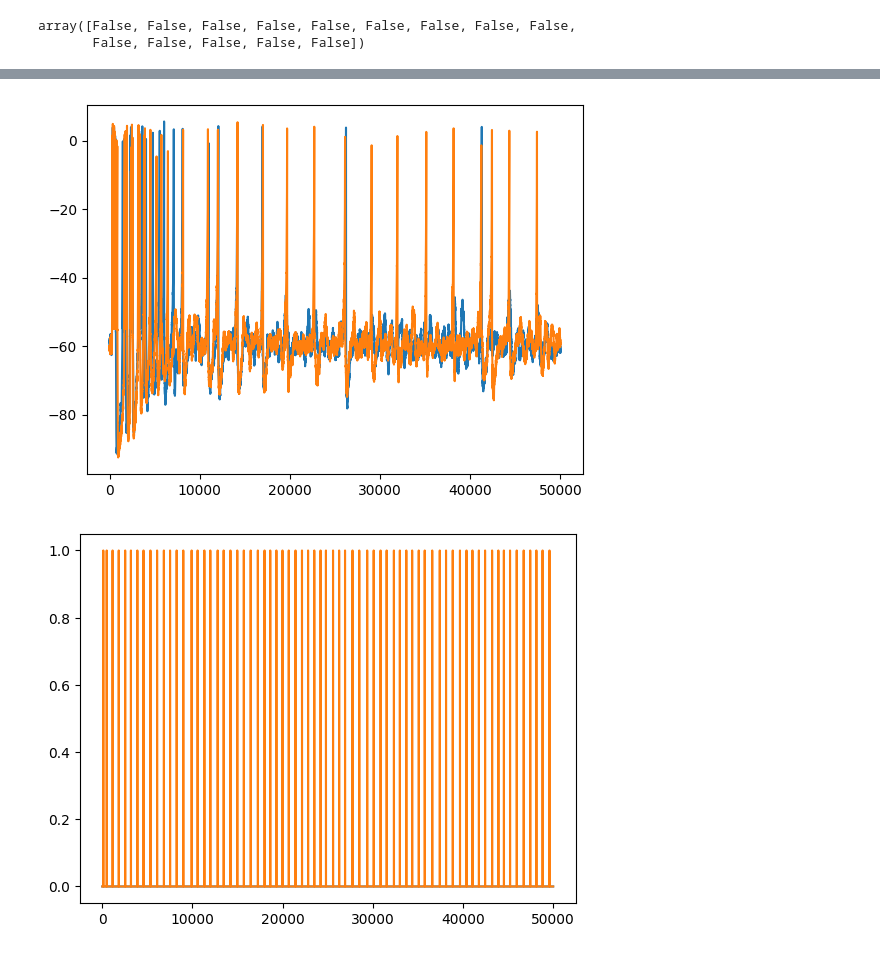
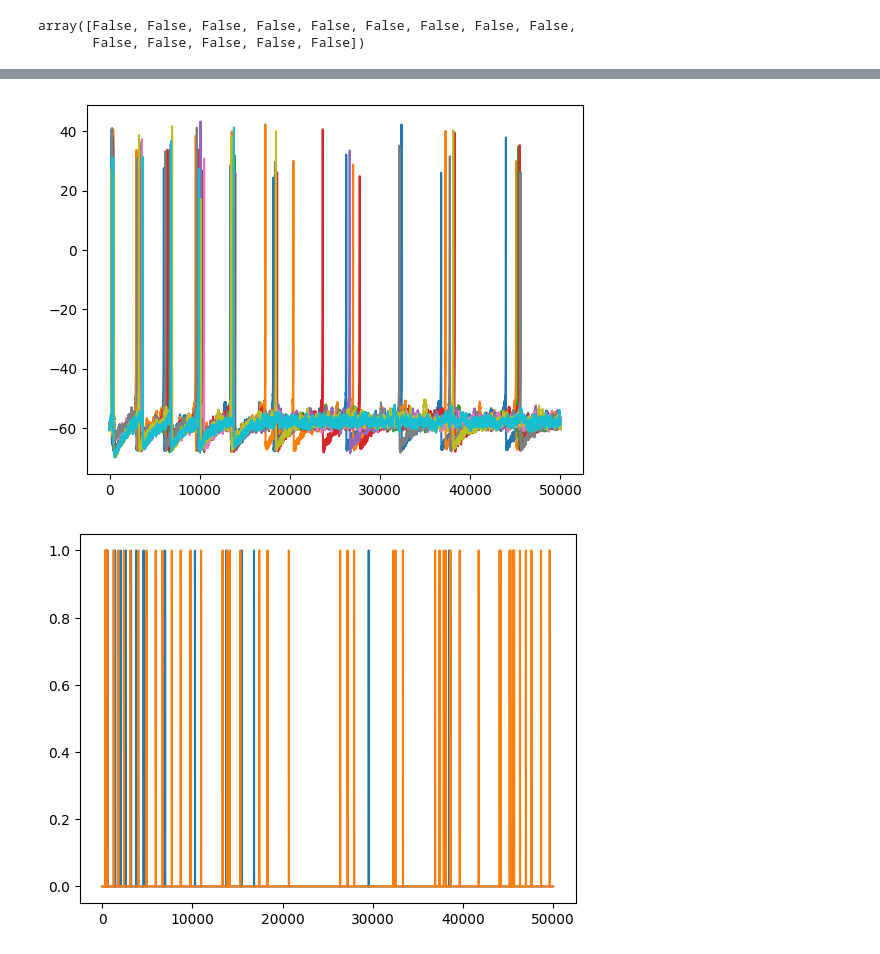
Before and after one commit to Dalsaetra/NeuroSimV3, a Jupyter notebook: python/src/notebook2.ipynb, the cells around one changed output, grey strips where cells are left out. Saved outputs shown, nothing was run; the diff lists cells and outputs as text; code cells hidden in the pictures.

```diff
--- a/python/src/notebook2.ipynb
+++ b/python/src/notebook2.ipynb
@@ -102,7 +102,7 @@ weights_t0 = connectome.W.copy()
 # %%
 I_ext = np.zeros((neuron_pop.n_neurons))
 I_ext[1] = 100
-I_ext[2:-2] = 100
+I_ext[2:-2] = 50
 
 # I_ext = 100
 
@@ -175,12 +175,12 @@ array([[-1.03843856, -0.00741546, -0.98028779, -0.46209362, -0.70388873,
        [ 0.        ,  0.        ,  0.        ,  0.        ,  0.        ,
          0.        ,  0.        ,  0.        ,  0.        ,  0.        ]])
 # %%
-plt.plot(np.array(sim.stats.Vs)[:, neuron_pop.get_neurons_from_layer(2)])
+plt.plot(np.array(sim.stats.Vs)[:, neuron_pop.get_neurons_from_layer(1)])
 plt.show()
 # %% [output]
-[figure, old version]
+[figure, new version]
 # %%
-plt.plot(np.array(sim.stats.spikes)[:, neuron_pop.get_neurons_from_layer(0)])
+plt.plot(np.array(sim.stats.spikes)[:, neuron_pop.get_neurons_from_layer(2)])
 plt.show()
 # %% [output]
-[figure, old version]
+[figure, new version]
```
Also changed, not shown: parts of 5 cells of this notebook, 3 other files.
